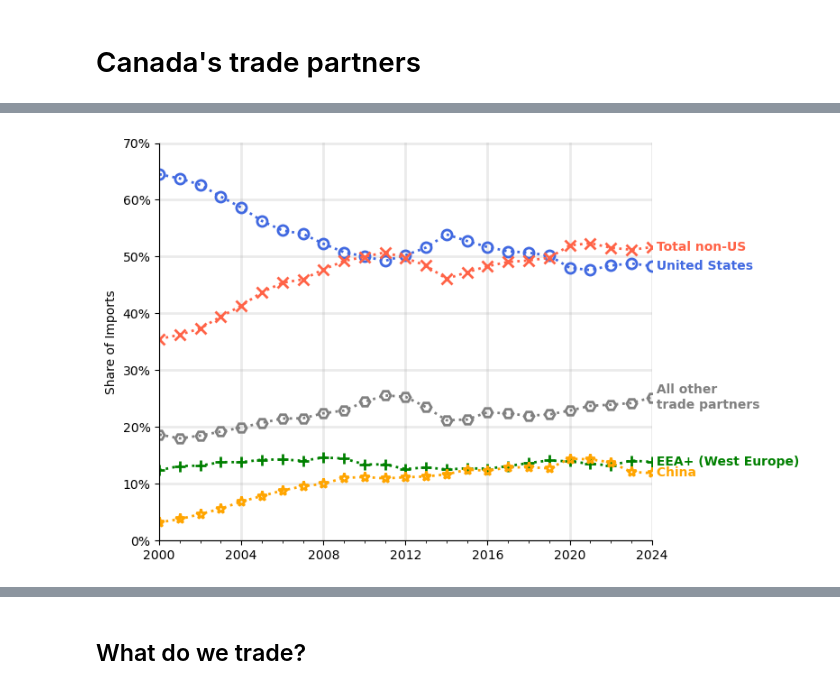
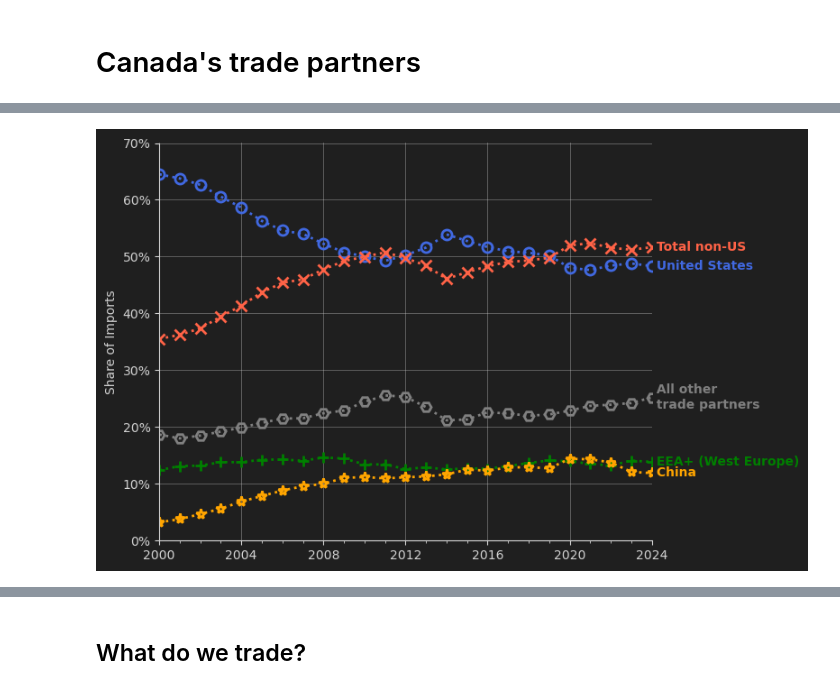
Before and after one commit to qcx201/CAtrade, a Jupyter notebook: src/03-desc.ipynb, the cells around one changed output, grey strips where cells are left out. Cells and saved outputs as stored; diff of their text form; code cells hidden in the pictures.

Commit message:
Add darkmode images

```diff
--- a/src/03-desc.ipynb
+++ b/src/03-desc.ipynb
@@ -22,8 +22,10 @@ plt.rcParams['axes.spines.right'] = False
 # grid lines
 plt.rcParams['axes.grid'] = True
 plt.rcParams['axes.grid.axis'] = 'both'
-plt.rcParams['grid.alpha'] = 0.25
-plt.rcParams['grid.linewidth'] = 2
+
+plt.rcParams['grid.alpha'] = 0.5
+plt.rcParams['grid.linewidth'] = 0.5
+plt.rcParams['hatch.linewidth'] = 1.5
 
 dcolors = plt.rcParams['axes.prop_cycle'].by_key()['color']
 
@@ -295,51 +355,61 @@ linestyles = [':', '-', '-.']
 markers = ['o', '+', '*', 'H', 'x']
 colors = ['royalblue', 'green', 'orange', 'gray', 'tomato']
 
-for i, col in enumerate(cols):
 
-    fig, ax = plt.subplots(figsize=(8, 5))
+for dark in (True, False):
 
-    for j, cou in enumerate(partners):
+    # set dark mode
+    _background_color, _edge_color = set_dark_mode(dark)
 
-        cond = data['cou'] == cou
-        x, y = data.loc[cond, 'year'], data.loc[cond, col]
+    for i, col in enumerate(cols):
 
-        ax.plot(x, y, lw=2, ls=linestyles[i],
-                marker=markers[j], fillstyle='none',
-                markersize=8, markeredgewidth=2,
-                label=cou, color=colors[j])
+        fig, ax = plt.subplots(figsize=(8, 5))
 
-        ax.set_xlim(2000, 2024)
-        ax.set_xticks(range(2000, 2025, 4))
-        ax.set_xticks(range(2000, 2025), minor=True)
+        for j, cou in enumerate(partners):
 
-        xend, yend = x.dropna().iloc[-1], y.dropna().iloc[-1]
+                cond = data['cou'] == cou
+                x, y = data.loc[cond, 'year'], data.loc[cond, col]
 
-        va = 'bottom' if (('other' in cou) and ('export' in col)) else 'center'
-        ax.text(xend, yend, f' {cou}', va=va,
-                ha='left', color=colors[j],
-                fontweight='bold'
-                )
+                ax.plot(x, y, lw=2, ls=linestyles[i],
+                        marker=markers[j], fillstyle='none',
+                        markersize=8, markeredgewidth=2,
+                        label=cou, color=colors[j])
 
-    # set ylim and 10% yticks
-    _, ymax = ax.get_ylim()
-    step = 0.1
-    ax.set_yticks(np.arange(0, ymax+step, step))
-    ax.set_ylim(0, ymax)
-    ax.yaxis.minorticks_off()
+                ax.set_xlim(2000, 2024)
+                ax.set_xticks(range(2000, 2025, 4))
+                ax.set_xticks(range(2000, 2025), minor=True)
 
-    ax.set_ylabel(f'Share of {col.replace("hare", "").title()}')
-    ticks = ax.get_yticks()
-    ax.set_yticks(ticks, [f'{t:.0%}' for t in ticks])
-    ax.yaxis.minorticks_off()
+                xend, yend = x.dropna().iloc[-1], y.dropna().iloc[-1]
 
-    fig.tight_layout()
-    # fig.legend(loc='upper center', bbox_to_anchor=(0.5, 0), ncol=3, frameon=False)
+                va = 'bottom' if (('other' in cou) and ('export' in col)) else 'center'
+                ax.text(xend, yend, f' {cou}', va=va,
+                        ha='left', color=colors[j],
+                        fontweight='bold'
+                        )
 
-    dst = os.path.join(fig_dir, f'03-{col}.png')
+        # set ylim and 10% yticks
+        _, ymax = ax.get_ylim()
+        step = 0.1
+        ax.set_yticks(np.arange(0, ymax+step, step))
+        ax.set_ylim(0, ymax)
+        ax.yaxis.minorticks_off()
 
-    fig.savefig(dst, bbox_inches='tight')
-    print('Saved:', dst)
+        ax.set_ylabel(f'Share of {col.replace("hare", "").title()}')
+        ticks = ax.get_yticks()
+        ax.set_yticks(ticks, [f'{t:.0%}' for t in ticks])
+        ax.yaxis.minorticks_off()
 
-    plt.show()
+        fig.tight_layout()
+        # fig.legend(loc='upper center', bbox_to_anchor=(0.5, 0), ncol=3, frameon=False)
+
+        tag = f'03-{col}'
+        if dark:
+                tag += '-dark'
+
+        dst = os.path.join(fig_dir, f'{tag}.png')
+
+        fig.savefig(dst, bbox_inches='tight')
+        print('Saved:', dst)
+
+        plt.show()
 # %% [output]
@@ -347 +417 @@ Saved: /home/qcx201/Projects/CAtrade/figures/03-importshare.png
-[figure, old version]
+[figure, new version]
```
Also changed, not shown: parts of 5 cells of this notebook, 14 other files.
